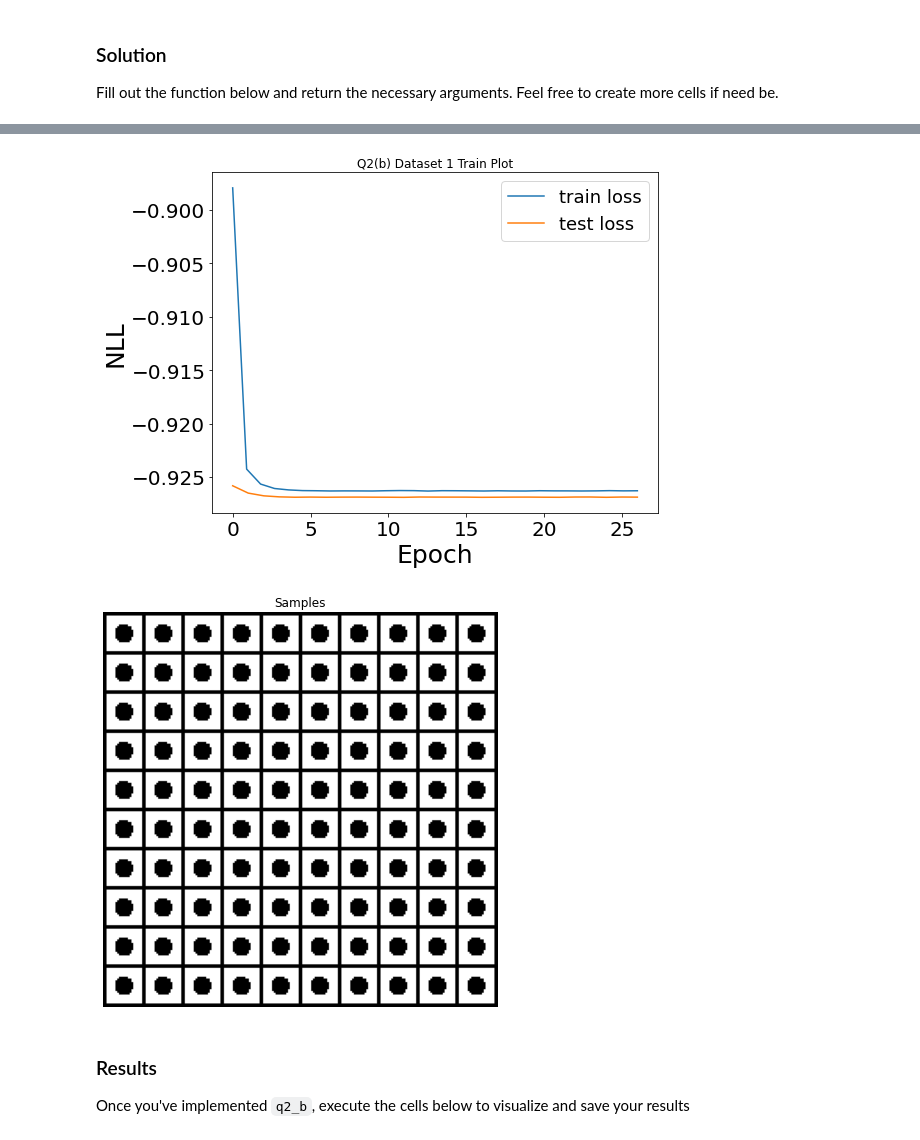
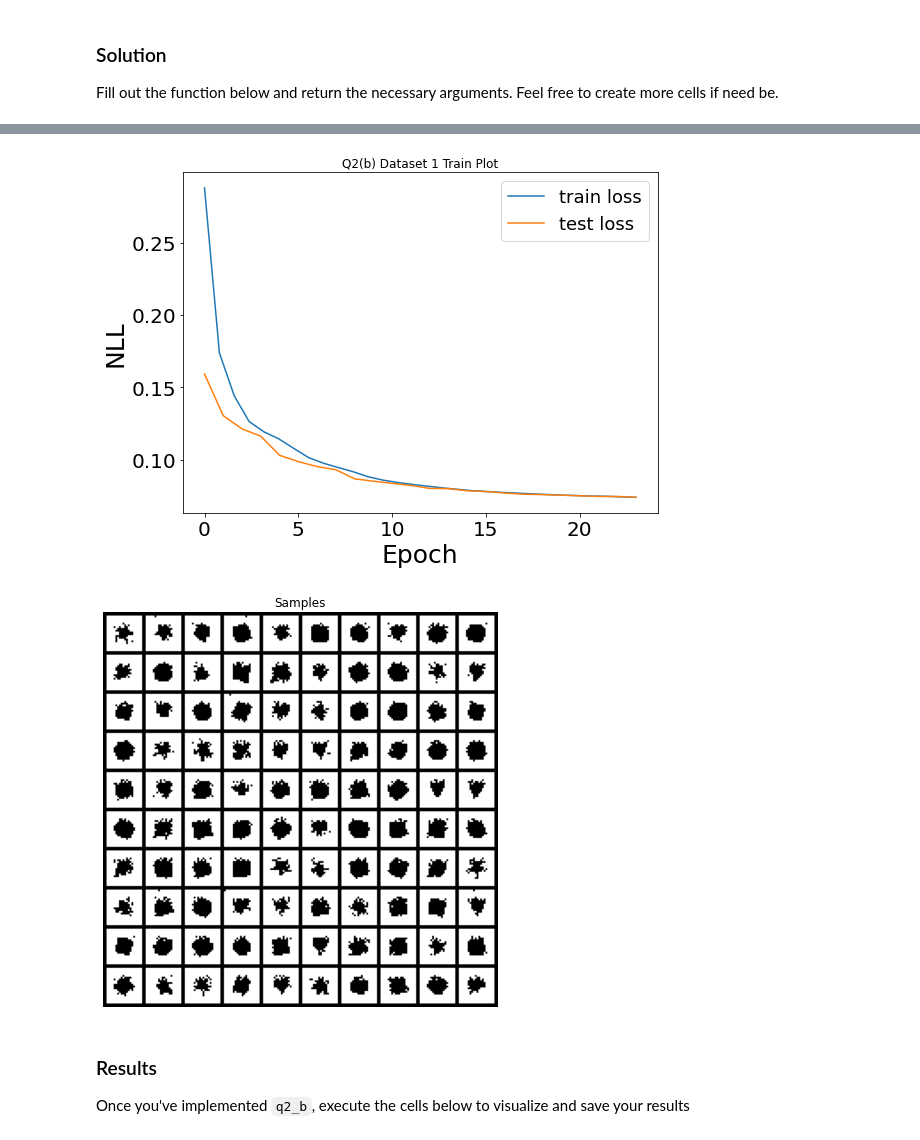
Before and after one commit to dariadiatlova/dul_2021, a Jupyter notebook: Homework/hw1/Homework1_MADE.ipynb, the cells around one changed output, grey strips where cells are left out. Cells and saved outputs as stored; diff of their text form; code cells hidden in the pictures.

```diff
--- a/Homework/hw1/Homework1_MADE.ipynb
+++ b/Homework/hw1/Homework1_MADE.ipynb
@@ -36,7 +36,7 @@ import torch.nn.functional as F
 from torch.autograd import Variable
 from typing import Tuple
 
-device = 'cuda' if torch.cuda.is_available() else 'cpu'
+device = "cpu" #'cuda' if torch.cuda.is_available() else 'cpu'
 
 from sklearn.model_selection import train_test_split
 # %%
@@ -353,16 +352,22 @@ class PictureDataset:
   def __init__(self, batch_size: int):
       self.batch_size = batch_size
 
+  def one_hot_encoding(self, target: np.ndarray):
+      return torch.nn.functional.one_hot(target, num_classes=2)
+
   def stack_inputs(self, dataset: np.ndarray):
     """
       Function takes 4d array of shape [n_samples, height, width, 1] and
-      returns 2d torch tensor of shape [n_samples, h * w].
+      returns 2d torch tensor of shape [n_samples, h * w * n_one_hon_enc_size].
 
       param:  dataset: np.ndarray
 
       return: torch.Tensor
     """
-    return torch.tensor(dataset.reshape(dataset.shape[0], -1)).float()
+    input_tensor = torch.tensor(dataset.reshape(dataset.shape[0], -1)).long()
+    one_hot_tensor = self.one_hot_encoding(input_tensor).float().reshape(dataset.shape[0], -1)
+
+    return one_hot_tensor
 
   def get_dataloader(self, dataset: np.ndarray):
     """
@@ -377,17 +382,16 @@ class PictureDataset:
     """
     dataset = self.stack_inputs(dataset)
     return torch.utils.data.DataLoader(dataset, self.batch_size,
-                                       pin_memory=True, num_workers=2,
-                                       shuffle=True)
+                                      pin_memory=False, num_workers=2,
+                                      shuffle=True)
 # %%
 class ModelShapes(nn.Module):
   def __init__(self):
     super(ModelShapes, self).__init__()
-    self.sigmoid = torch.nn.Sigmoid()
-    self.layer_1 = MaskedLinear(400, 128)
-    self.layer_2 = MaskedLinear(128, 32)
-    self.layer_3 = MaskedLinear(32, 128)
-    self.layer_4 = MaskedLinear(128, 400)
+    self.layer_1 = MaskedLinear(800, 128)
+    self.layer_2 = MaskedLinear(128, 128)
+    self.layer_3 = MaskedLinear(128, 128)
+    self.layer_4 = MaskedLinear(128, 800)
 
   def forward(self, x: torch.tensor):
     relu = nn.ReLU()
@@ -396,11 +400,8 @@ class ModelShapes(nn.Module):
     x = relu(self.layer_2(x))
     x = relu(self.layer_3(x))
     x = self.layer_4(x)
-
-    prob_class_zero = self.sigmoid(x)
-    prob_class_one = torch.ones_like(prob_class_zero) - prob_class_zero
-    probs = torch.stack([prob_class_zero, prob_class_one], dim=1)
-    return probs
+    x = x.reshape(x.shape[0], x.shape[1] // 2, 2)
+    return x
 # %%
 class MADE2(pl.LightningModule):
     def __init__(self, **kwargs):
@@ -509,16 +516,15 @@ class MADE2(pl.LightningModule):
 Fill out the function below and return the necessary arguments. Feel free to create more cells if need be.
 # %%
 config_shapes = {"num_layers": 5,
-                "num_dim_values": 400,
-                "hidden_size": [128, 32, 128],
+                "hidden_size": [128, 128, 128],
                 "batch_size": 50,
                 "epochs": 30,
-                "validate_each_n_epoch": 10,
+                "validate_each_n_epoch": 5,
                 "dataset_number": 1,
-                "lr": 0.01,
-                "beta1": 0.5,
-                "beta2": 0.99,
-                "d": 20}
+                "lr": 1e-3,
+                "d": 2,
+                "height": 20,
+                "width": 20}
 made = MADE2(**config_shapes)
 q1_save_results(1, 'b', made.train_loop, DRIVE_DATA_PATH)
 # %% [output]
@@ -526,2 +532,2 @@ Final Test Loss: -0.9269
-[figure, old version]
+[figure, new version]
-[figure, old version]
+[figure, new version]
```
Also changed, not shown: parts of 10 cells of this notebook.
